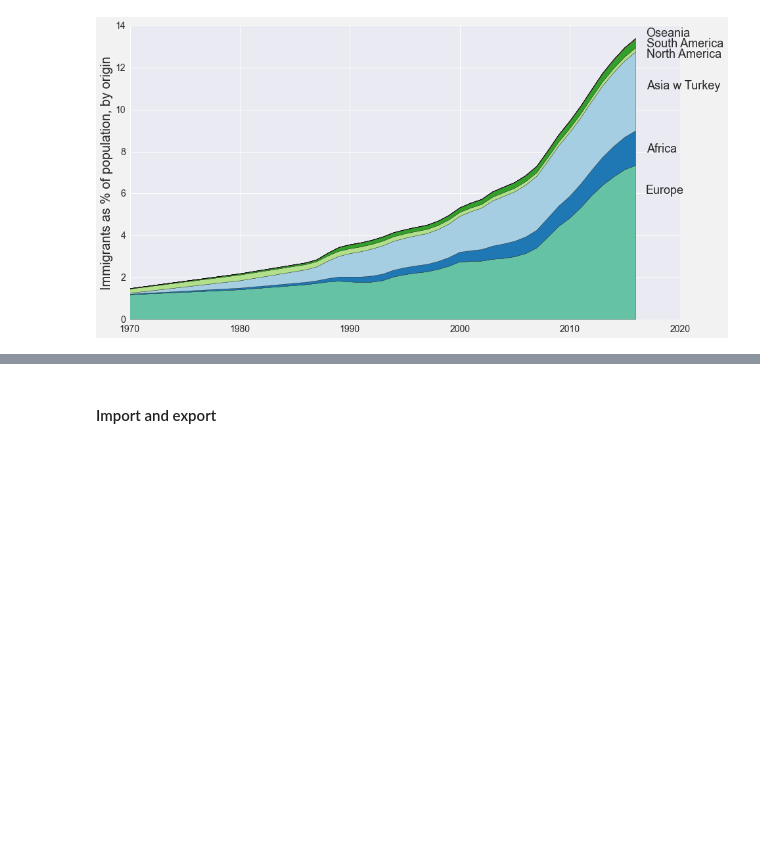
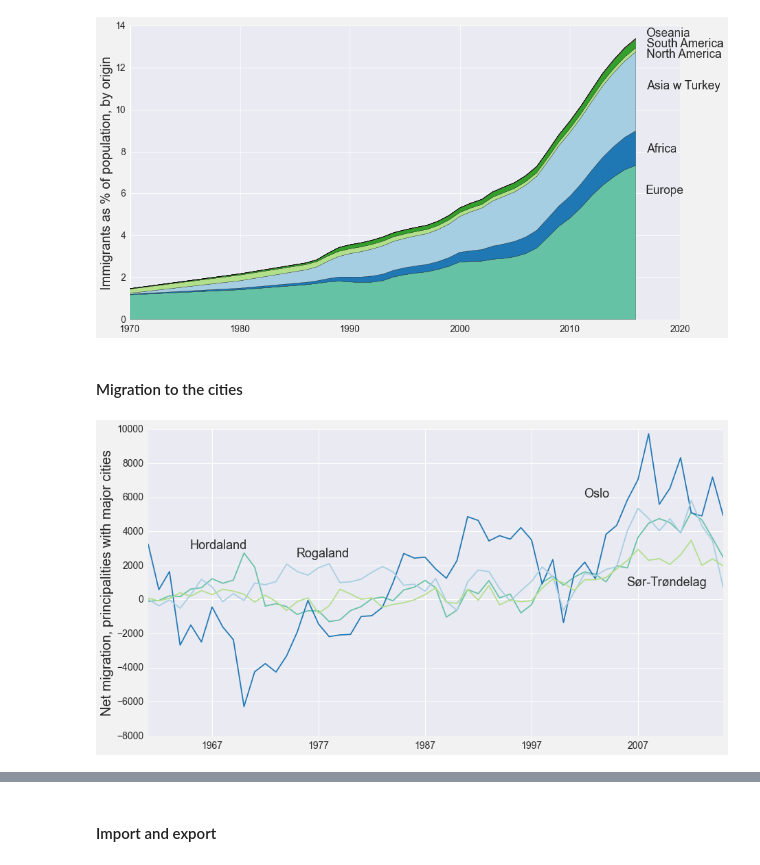
Before and after one commit to jmaurit/norwayeconomy, a Jupyter notebook: norwayeconomy.ipynb, the cells around one changed output, grey strips where cells are left out. Saved outputs shown, nothing was run; the diff lists cells and outputs as text; code cells hidden in the pictures; blank space fills up the shorter version.

Commit message:
added demographics charts - migration to the cities

```diff
--- a/norwayeconomy.ipynb
+++ b/norwayeconomy.ipynb
@@ -865,3 +865,48 @@ fig.savefig("figures/imig_pros.png")
 plt.show()
 # %% [output]
 [figure]
+# %% [markdown]
+#### Migration to the cities
+# %%
+fylker = ['Oestfold', 'Akershus', 'Oslo', 'Hedmark', 'Oppland',
+       'Buskerud', 'Vestfold', 'Telemark', 'Aust-Agder',
+       'Vest-Agder', 'Rogaland', 'Hordaland',
+       'Bergen', 'Sogn og Fjordane', 'Moere og Romsdal',
+       'Sør-Trøndelag', 'Nord-Troendelag', 'Nordland',
+       'Troms', 'Finnmark']
+
+
+#Look at population
+population = pd.read_csv("http://data.ssb.no/api/v0/dataset/49623.csv?lang=no", sep=";")
+population["tid"] = pd.to_datetime(population.tid, format="%Y")
+
+population.region = population.region.astype('category')
+
+population["region"] = population.region.cat.rename_categories(fylker)
+population = population[population.region.isin(['Oslo', 'Rogaland', 'Hordaland','Sør-Trøndelag'])]
+
+population.columns = ["region", "tid", "statistikkvariabel", "population"]
+population["population"] = population.population.astype(float)
+population.region = population.region.astype(str)
+
+innflyttinger = population[population.statistikkvariabel.isin(["Innflyttinger"])]
+del innflyttinger["statistikkvariabel"]
+innflyttinger.columns = ['region', 'tid', 'innflyttinger']
+innflyttinger["utflyttinger"] = population.population[population.statistikkvariabel=="Utflyttinger"].values
+innflyttinger["net_migration"] = innflyttinger["innflyttinger"] - innflyttinger["utflyttinger"]
+folkemengde = population[population.statistikkvariabel=="Folkemengde"]
+# %%
+
+innflyttinger_by_city = innflyttinger.groupby("region")
+fig, ax = plt.subplots()
+for city in innflyttinger_by_city:
+	ax.plot(city[1].tid.iloc[10:-1], city[1].net_migration.iloc[10:-1], label=city[0])
+ax.text(pd.to_datetime(2002, format="%Y"), 6000, "Oslo")
+ax.text(pd.to_datetime(1975, format="%Y"), 2500, "Rogaland")
+ax.text(pd.to_datetime(2006, format="%Y"), 800, "Sør-Trøndelag")
+ax.text(pd.to_datetime(1965, format="%Y"), 3000, "Hordaland")
+ax.set_ylabel("Net migration, principalities with major cities")
+fig.savefig("figures/net_migration_cities.png")
+plt.show()
+# %% [output]
+[figure, added]
```
Also changed, not shown: parts of 2 cells of this notebook, 6 other files.
